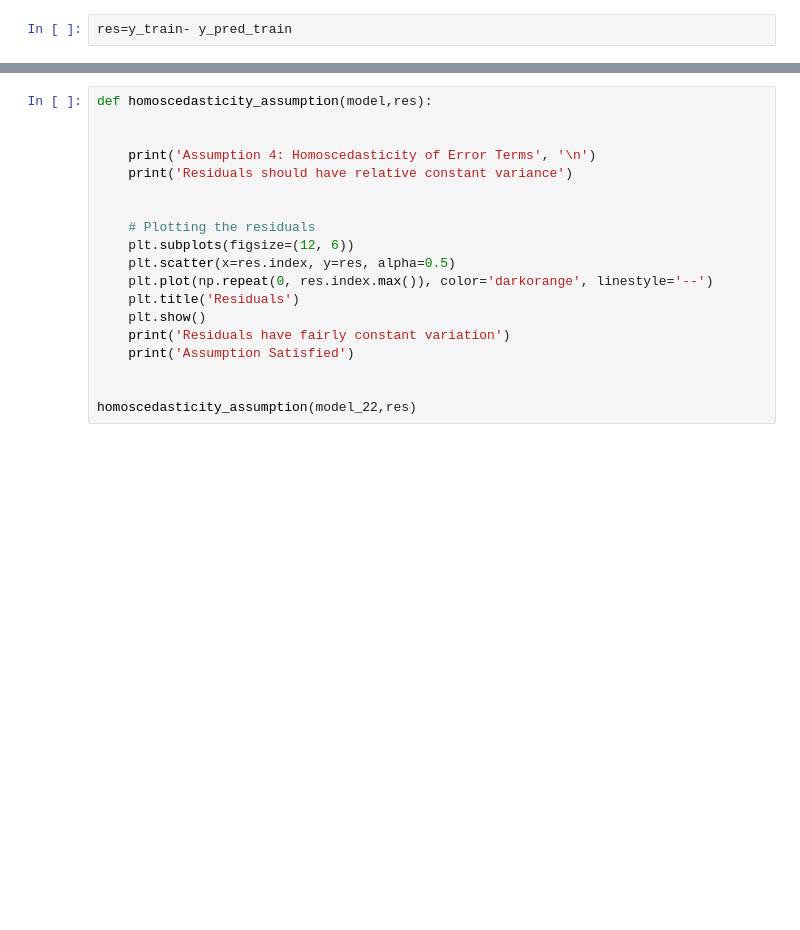
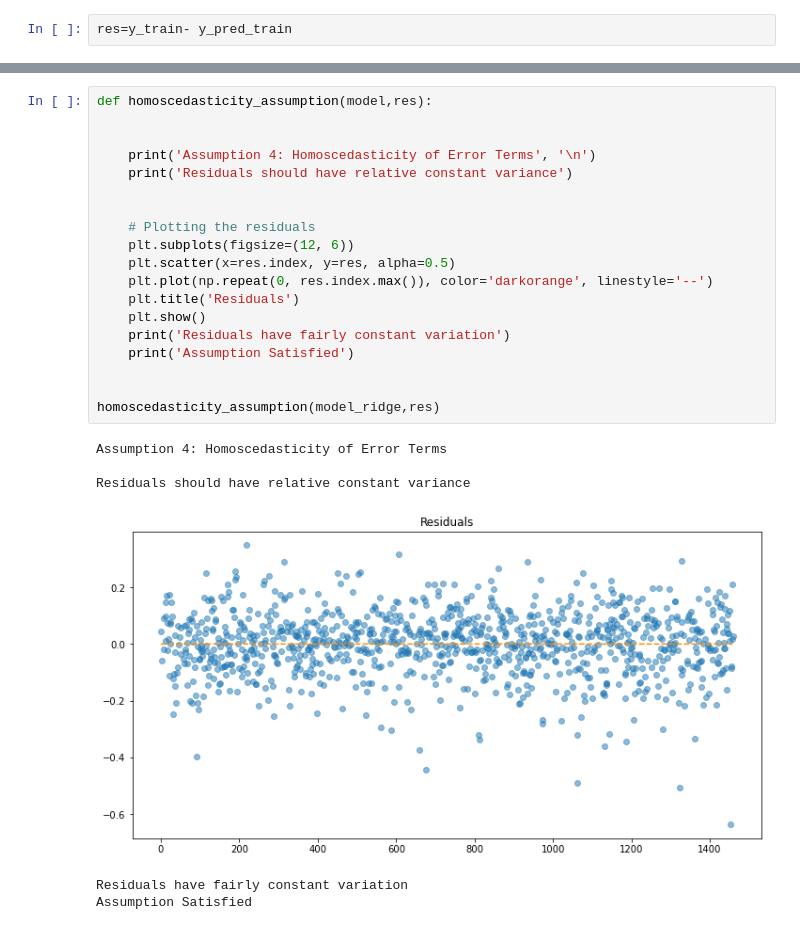
Before and after one commit to CharlieThomasCTG/HousePriceModel, a Jupyter notebook: Regularised model - Copy.ipynb, the cells around one changed output, grey strips where cells are left out. Cells and saved outputs as stored; diff of their text form; blank space fills up the shorter version.

```diff
--- a/Regularised model - Copy.ipynb
+++ b/Regularised model - Copy.ipynb
@@ -2437,22 +2702,29 @@ autocorrelation_assumption(model_22,res)
 # %%
 def homoscedasticity_assumption(model,res):
 
 
     print('Assumption 4: Homoscedasticity of Error Terms', '\n')
     print('Residuals should have relative constant variance')
 
 
     # Plotting the residuals
     plt.subplots(figsize=(12, 6))
     plt.scatter(x=res.index, y=res, alpha=0.5)
     plt.plot(np.repeat(0, res.index.max()), color='darkorange', linestyle='--')
     plt.title('Residuals')
     plt.show()
     print('Residuals have fairly constant variation')
     print('Assumption Satisfied')
 
 
-homoscedasticity_assumption(model_22,res)
+homoscedasticity_assumption(model_ridge,res)
+# %% [output]
+Assumption 4: Homoscedasticity of Error Terms
+
+Residuals should have relative constant variance
+[figure, added]
+Residuals have fairly constant variation
+Assumption Satisfied
 # %%
 def Assumption_No_Multicollinearity():
     # Check for the VIF values of the feature variables.
```
Also changed, not shown: parts of 55 cells of this notebook.
